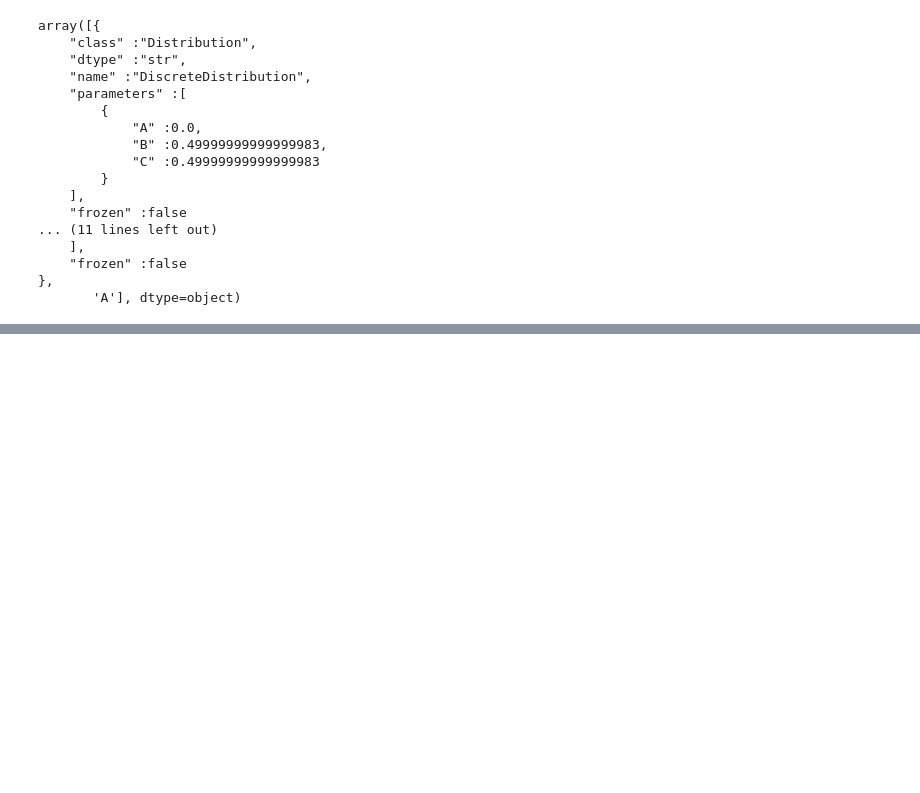
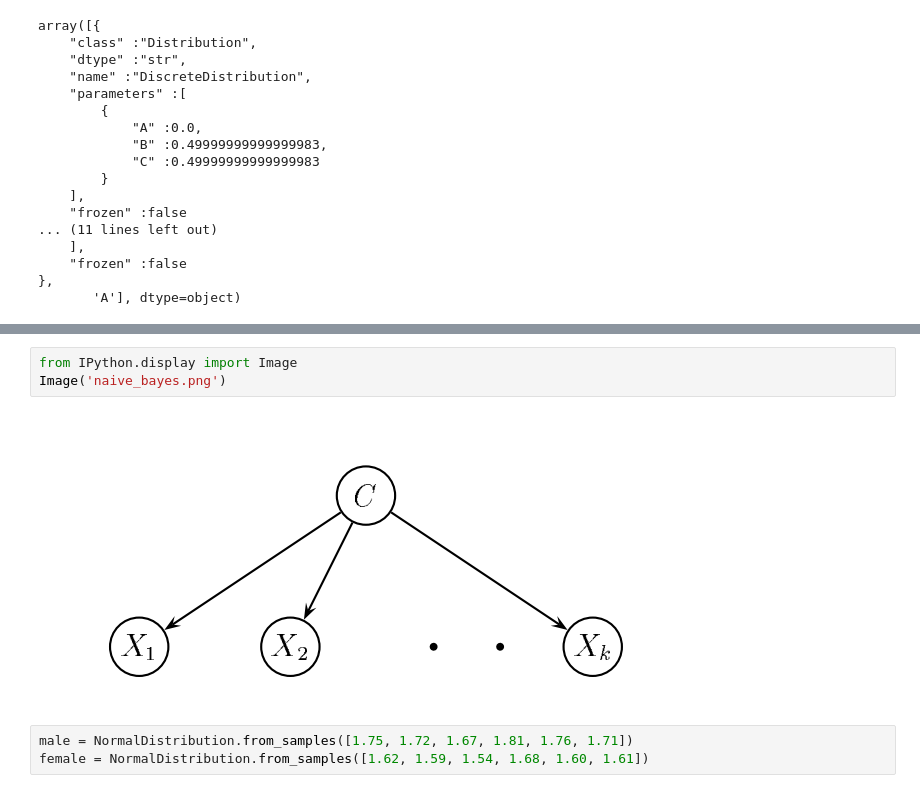
Before and after one commit to GAMES-UChile/Curso-BancoEstado, a Jupyter notebook: modulo9/modulo9.ipynb, the cells around one changed output, grey strips where cells are left out. Drawn from its saved outputs; the diff is of its cells as text; blank space fills up the shorter version.

```diff
--- a/modulo9/modulo9.ipynb
+++ b/modulo9/modulo9.ipynb
@@ -132,0 +134,8 @@ array([{
+# %%
+from IPython.display import Image
+Image('naive_bayes.png')
+# %% [output]
+[figure, added]
+# %%
+male = NormalDistribution.from_samples([1.75, 1.72, 1.67, 1.81, 1.76, 1.71])
+female = NormalDistribution.from_samples([1.62, 1.59, 1.54, 1.68, 1.60, 1.61])
```
Also changed, not shown: parts of 8 cells of this notebook, 2 other files.
